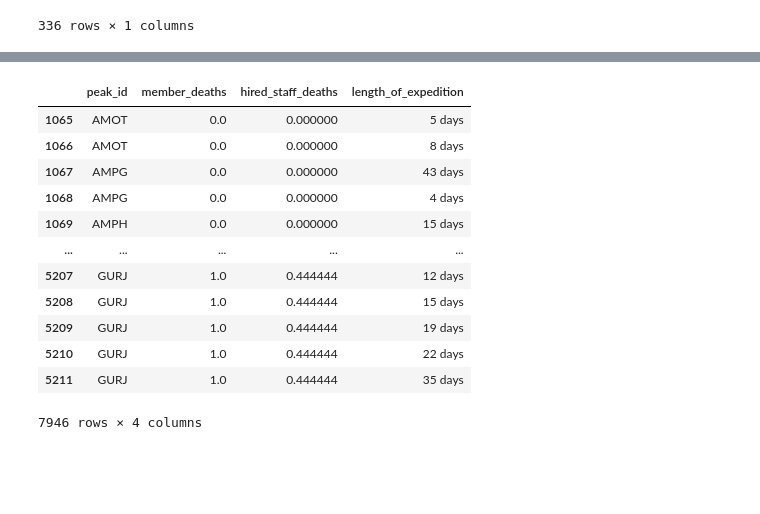
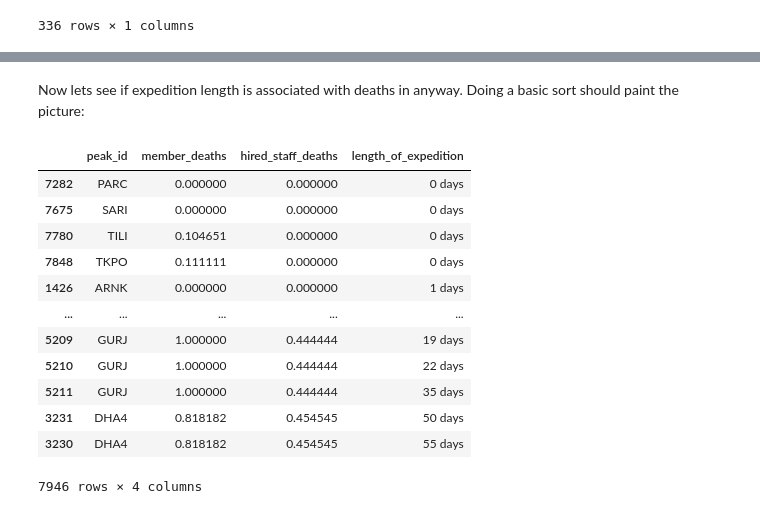
Before and after one commit to QMSS-G5072-2022/Rudoff_Jackson, a Jupyter notebook: hw02/HW2 - Jackson_Rudoff.ipynb, the cells around one changed output, grey strips where cells are left out. Saved outputs shown, nothing was run; the diff lists cells and outputs as text; code cells hidden in the pictures; blank space fills up the shorter version.

```diff
--- a/hw02/HW2 - Jackson_Rudoff.ipynb
+++ b/hw02/HW2 - Jackson_Rudoff.ipynb
@@ -213,8 +207,9 @@ end = pd.to_datetime(expeditions['termination_date'])
 dates = pd.concat([begin, end, expeditions['peak_id']], axis = 1).dropna()
 dates['length_of_expedition'] = end-begin
 
-dates['peak_score'] = dates[['peak_id', 'length_of_expedition']].groupby('peak_id'
-                                                                      ).transform(lambda x: (x - x.mean()) / x.std())
+dates['peak_length_score'] = dates[['peak_id', 'length_of_expedition']].groupby(
+                                                        'peak_id'
+                                                             ).transform(lambda x: (x - x.mean()) / x.std())
 
 dates
 # %% [output]
@@ -250,7 +245,8 @@ length_averages.groupby('peak_id').mean().sort_values('length_of_expedition')
 | DHA5 | 67 days 12:00:00 |
 336 rows × 1 columns
 # %%
-deaths = expeditions[['peak_id','member_deaths', 'hired_staff_deaths']
-           ].groupby('peak_id').agg('mean')
+deaths = expeditions[['peak_id','member_deaths', 'hired_staff_deaths']].groupby('peak_id').agg('mean')
 
 deaths_vs_length = pd.merge(deaths, length_averages, on = 'peak_id')
+
+deaths_vs_length
@@ -257,16 +267,18 @@ deaths_vs_length = pd.merge(deaths, length_averages, on = 'peak_id')
+# %% [markdown]
+Now lets see if expedition length is associated with deaths in anyway. Doing a basic sort should paint the picture:
 # %%
-deaths_vs_length.sort_values(['member_deaths', 'hired_staff_deaths'])
+deaths_vs_length.sort_values(['hired_staff_deaths', 'length_of_expedition'])
 # %% [output]
 |  | peak_id | member_deaths | hired_staff_deaths | length_of_expedition |
-| 1065 | AMOT | 0.0 | 0.000000 | 5 days |
-| 1066 | AMOT | 0.0 | 0.000000 | 8 days |
-| 1067 | AMPG | 0.0 | 0.000000 | 43 days |
-| 1068 | AMPG | 0.0 | 0.000000 | 4 days |
-| 1069 | AMPH | 0.0 | 0.000000 | 15 days |
+| 7282 | PARC | 0.000000 | 0.000000 | 0 days |
+| 7675 | SARI | 0.000000 | 0.000000 | 0 days |
+| 7780 | TILI | 0.104651 | 0.000000 | 0 days |
+| 7848 | TKPO | 0.111111 | 0.000000 | 0 days |
+| 1426 | ARNK | 0.000000 | 0.000000 | 1 days |
 | ... | ... | ... | ... | ... |
-| 5207 | GURJ | 1.0 | 0.444444 | 12 days |
-| 5208 | GURJ | 1.0 | 0.444444 | 15 days |
-| 5209 | GURJ | 1.0 | 0.444444 | 19 days |
-| 5210 | GURJ | 1.0 | 0.444444 | 22 days |
-| 5211 | GURJ | 1.0 | 0.444444 | 35 days |
+| 5209 | GURJ | 1.000000 | 0.444444 | 19 days |
+| 5210 | GURJ | 1.000000 | 0.444444 | 22 days |
+| 5211 | GURJ | 1.000000 | 0.444444 | 35 days |
+| 3231 | DHA4 | 0.818182 | 0.454545 | 50 days |
+| 3230 | DHA4 | 0.818182 | 0.454545 | 55 days |
 7946 rows × 4 columns
```
Also changed, not shown: parts of 12 cells of this notebook.
